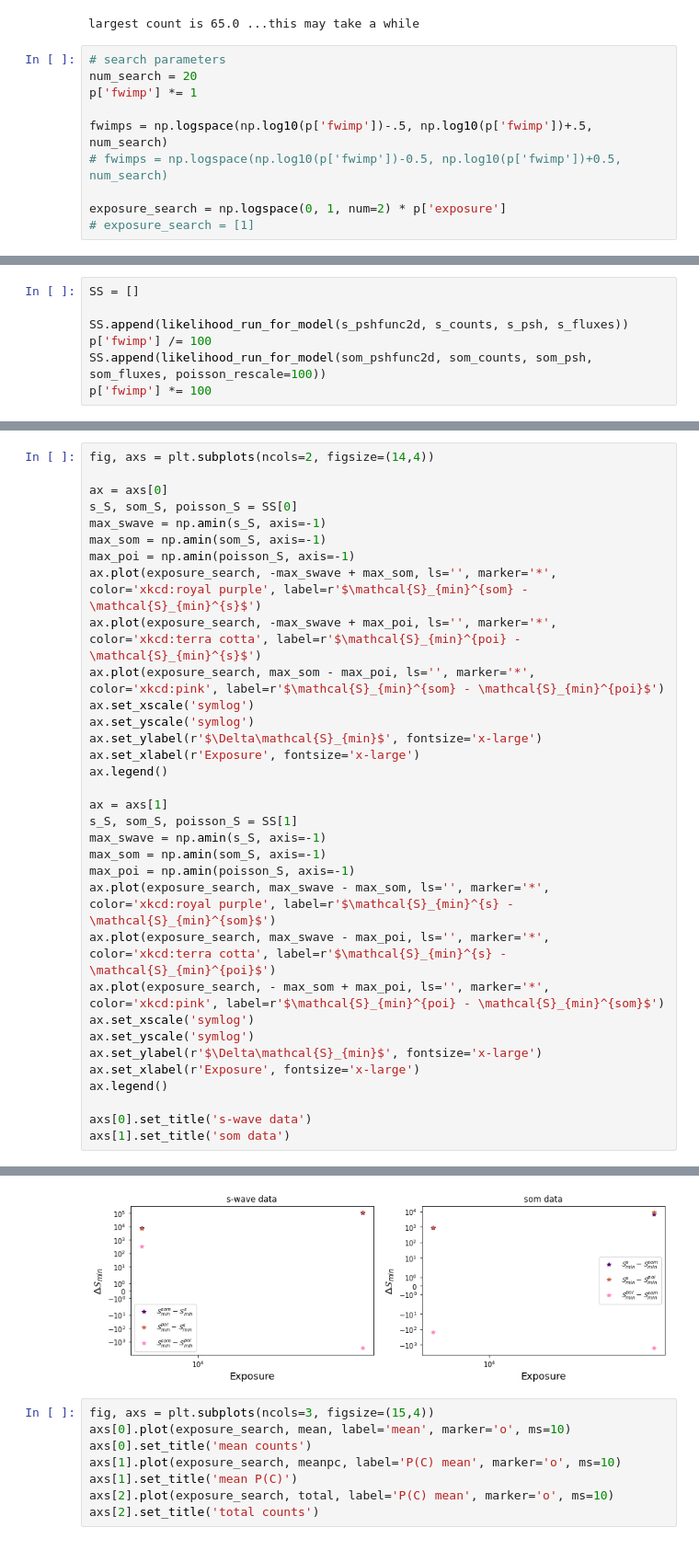
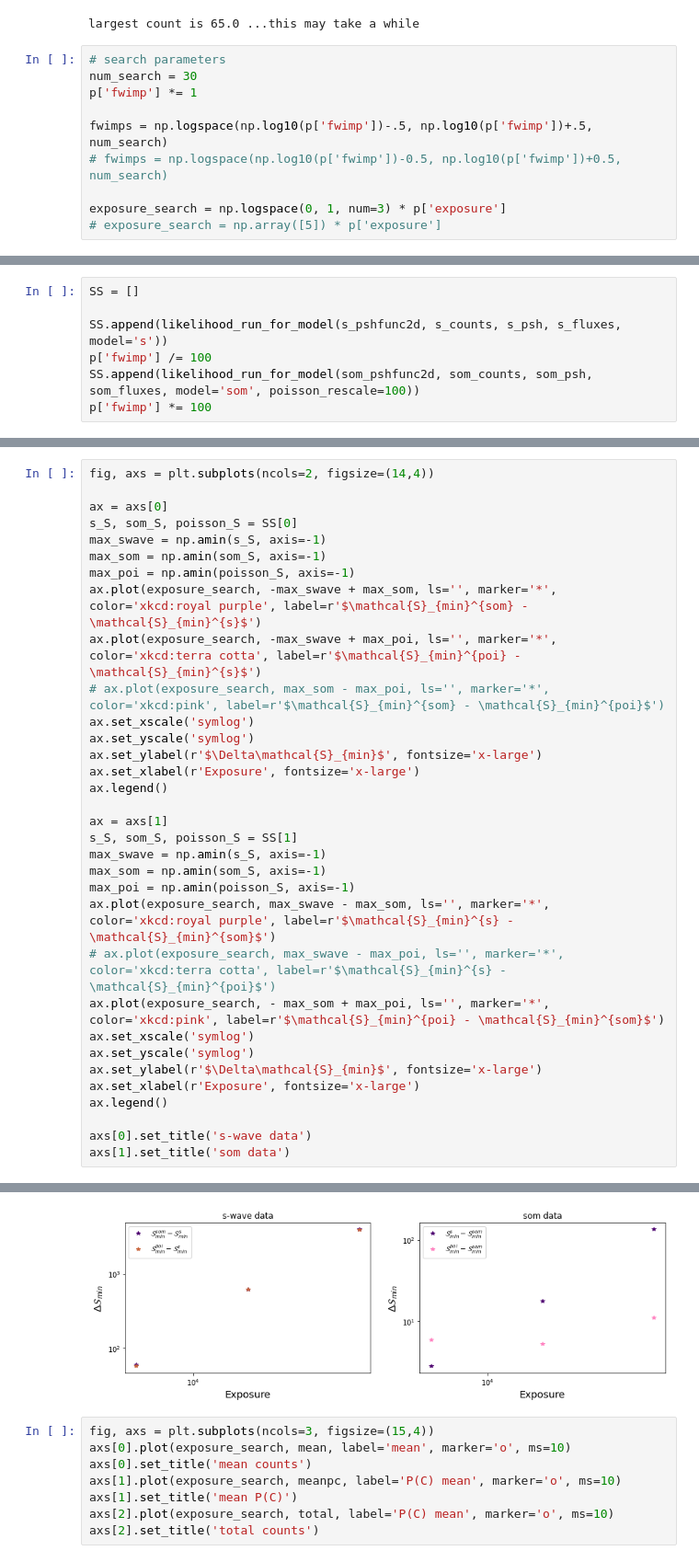
Before and after one commit to runburg/dm_gal_substructure, a Jupyter notebook: param_scan.ipynb, the cells around one changed output, grey strips where cells are left out. Shown: that part at 92% size. Saved outputs shown, nothing was run; the diff lists cells and outputs as text.

Commit message:
:sparkles: working likelihoods

```diff
--- a/param_scan.ipynb
+++ b/param_scan.ipynb
@@ -135,11 +136,11 @@ background = True
 largest count is 65.0 ...this may take a while
 # %%
 # search parameters
-num_search = 20
+num_search = 30
 p['fwimp'] *= 1
 
 fwimps = np.logspace(np.log10(p['fwimp'])-.5, np.log10(p['fwimp'])+.5, num_search)
 # fwimps = np.logspace(np.log10(p['fwimp'])-0.5, np.log10(p['fwimp'])+0.5, num_search)
 
-exposure_search = np.logspace(0, 1, num=2) * p['exposure']
-# exposure_search = [1]
+exposure_search = np.logspace(0, 1, num=3) * p['exposure']
+# exposure_search = np.array([5]) * p['exposure']
@@ -238,8 +241,8 @@ ang_dists[:5], ang_dists[-5:][::-1]
 # %%
 SS = []
 
-SS.append(likelihood_run_for_model(s_pshfunc2d, s_counts, s_psh, s_fluxes))
+SS.append(likelihood_run_for_model(s_pshfunc2d, s_counts, s_psh, s_fluxes, model='s'))
 p['fwimp'] /= 100
-SS.append(likelihood_run_for_model(som_pshfunc2d, som_counts, som_psh, som_fluxes, poisson_rescale=100))
+SS.append(likelihood_run_for_model(som_pshfunc2d, som_counts, som_psh, som_fluxes, model='som', poisson_rescale=100))
 p['fwimp'] *= 100
 # %% [output]
@@ -344,36 +353,36 @@ fig, axs = plt.subplots(ncols=2, figsize=(14,4))
 ax = axs[0]
 s_S, som_S, poisson_S = SS[0]
 max_swave = np.amin(s_S, axis=-1)
 max_som = np.amin(som_S, axis=-1)
 max_poi = np.amin(poisson_S, axis=-1)
 ax.plot(exposure_search, -max_swave + max_som, ls='', marker='*', color='xkcd:royal purple', label=r'$\mathcal{S}_{min}^{som} - \mathcal{S}_{min}^{s}$')
 ax.plot(exposure_search, -max_swave + max_poi, ls='', marker='*', color='xkcd:terra cotta', label=r'$\mathcal{S}_{min}^{poi} - \mathcal{S}_{min}^{s}$')
-ax.plot(exposure_search, max_som - max_poi, ls='', marker='*', color='xkcd:pink', label=r'$\mathcal{S}_{min}^{som} - \mathcal{S}_{min}^{poi}$')
+# ax.plot(exposure_search, max_som - max_poi, ls='', marker='*', color='xkcd:pink', label=r'$\mathcal{S}_{min}^{som} - \mathcal{S}_{min}^{poi}$')
 ax.set_xscale('symlog')
 ax.set_yscale('symlog')
 ax.set_ylabel(r'$\Delta\mathcal{S}_{min}$', fontsize='x-large')
 ax.set_xlabel(r'Exposure', fontsize='x-large')
 ax.legend()
 
 ax = axs[1]
 s_S, som_S, poisson_S = SS[1]
 max_swave = np.amin(s_S, axis=-1)
 max_som = np.amin(som_S, axis=-1)
 max_poi = np.amin(poisson_S, axis=-1)
 ax.plot(exposure_search, max_swave - max_som, ls='', marker='*', color='xkcd:royal purple', label=r'$\mathcal{S}_{min}^{s} - \mathcal{S}_{min}^{som}$')
-ax.plot(exposure_search, max_swave - max_poi, ls='', marker='*', color='xkcd:terra cotta', label=r'$\mathcal{S}_{min}^{s} - \mathcal{S}_{min}^{poi}$')
+# ax.plot(exposure_search, max_swave - max_poi, ls='', marker='*', color='xkcd:terra cotta', label=r'$\mathcal{S}_{min}^{s} - \mathcal{S}_{min}^{poi}$')
 ax.plot(exposure_search, - max_som + max_poi, ls='', marker='*', color='xkcd:pink', label=r'$\mathcal{S}_{min}^{poi} - \mathcal{S}_{min}^{som}$')
 ax.set_xscale('symlog')
 ax.set_yscale('symlog')
 ax.set_ylabel(r'$\Delta\mathcal{S}_{min}$', fontsize='x-large')
 ax.set_xlabel(r'Exposure', fontsize='x-large')
 ax.legend()
 
 axs[0].set_title('s-wave data')
 axs[1].set_title('som data')
 # %% [output]
 Text(0.5, 1.0, 'som data')
-[figure, old version]
+[figure, new version]
 # %%
 fig, axs = plt.subplots(ncols=3, figsize=(15,4))
 axs[0].plot(exposure_search, mean, label='mean', marker='o', ms=10)
```
Also changed, not shown: parts of 6 cells of this notebook, 1 other file.
